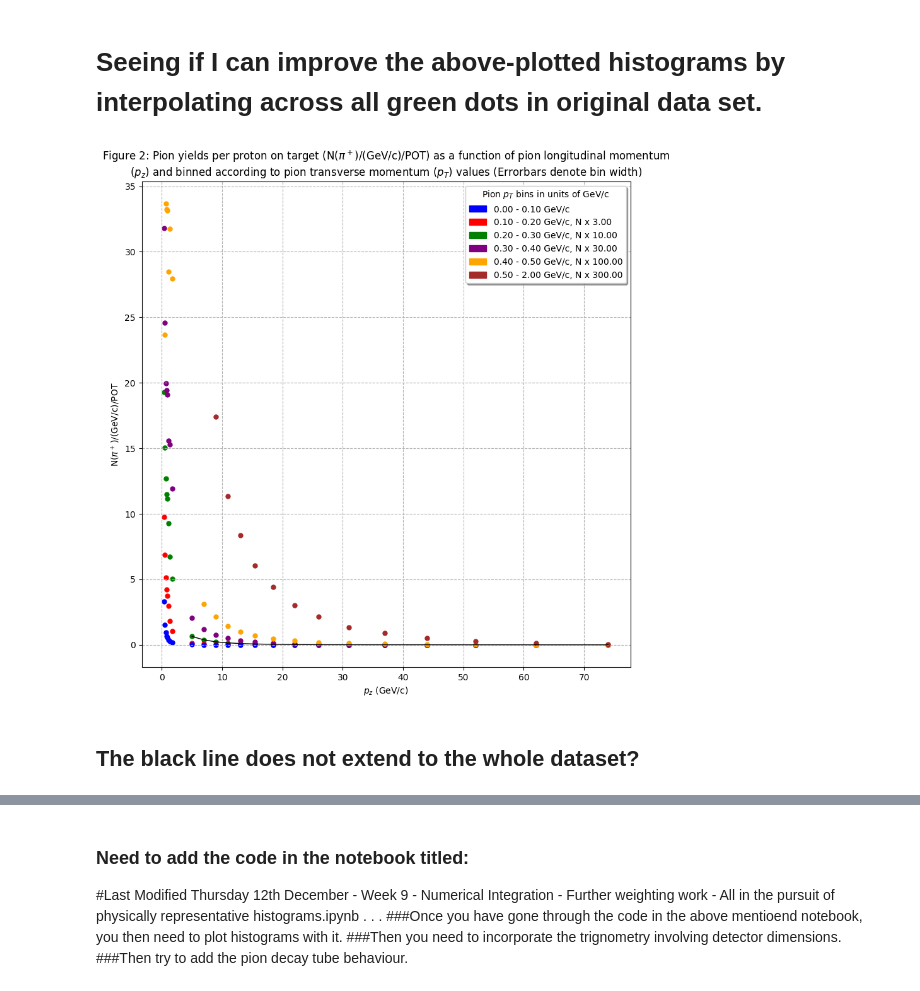
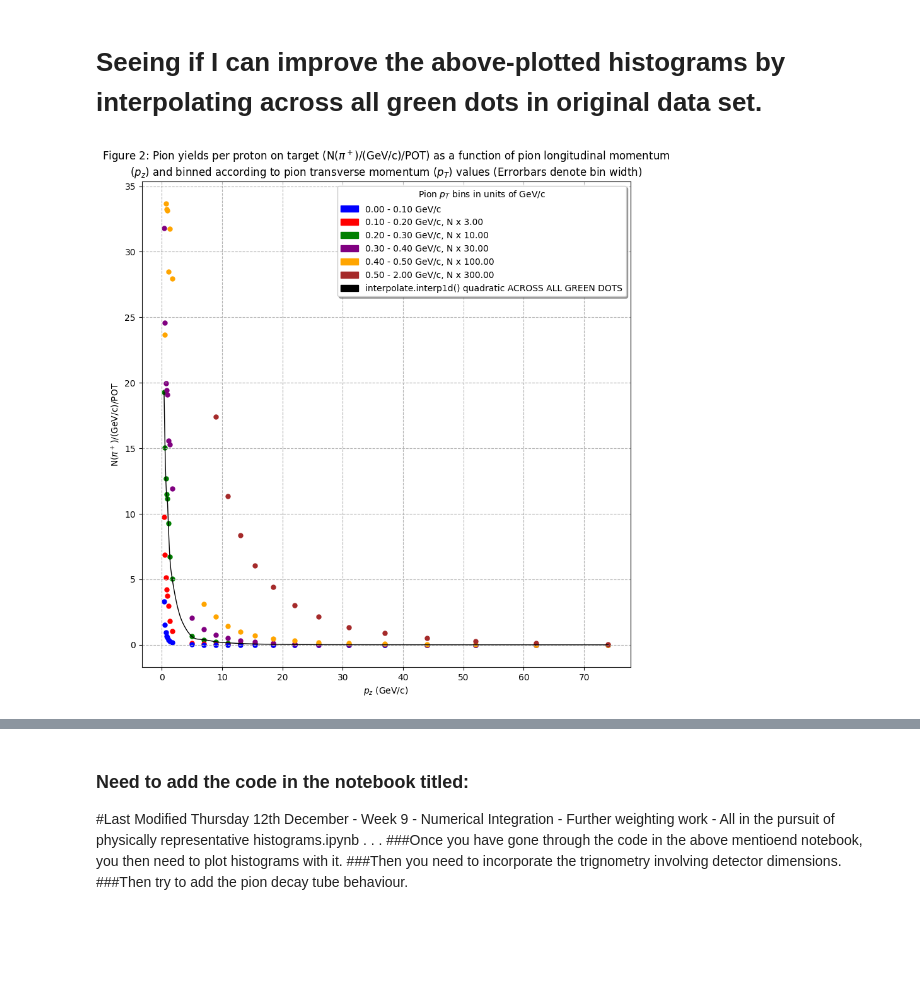
Before and after one commit to MrD0balina/Fourth-Year-Project---Neutrino-Oscillations, a Jupyter notebook: First_Notebook_SEM2_Consolidating_SEM_1_progress.ipynb, the cells around one changed output, grey strips where cells are left out. Cells and saved outputs as stored; diff of their text form; code cells hidden in the pictures; blank space fills up the shorter version.

```diff
--- a/First_Notebook_SEM2_Consolidating_SEM_1_progress.ipynb
+++ b/First_Notebook_SEM2_Consolidating_SEM_1_progress.ipynb
@@ -1098,55 +1186,52 @@ green_patch = mpatches.Patch(color='green', label='0.20 - 0.30 GeV/c, N x 10.00'
 purple_patch = mpatches.Patch(color='purple', label='0.30 - 0.40 GeV/c, N x 30.00')
 orange_patch = mpatches.Patch(color='orange', label='0.40 - 0.50 GeV/c, N x 100.00')
 brown_patch = mpatches.Patch(color='brown', label='0.50 - 2.00 GeV/c, N x 300.00')
+black_patch = mpatches.Patch(color='black', label='interpolate.interp1d() quadratic ACROSS ALL GREEN DOTS')
 
 # handles_for_legend =  [  blue_patch , red_patch ,  green_patch ,  purple_patch , orange_patch , brown_patch  ]
 
-handles_for_legend =  [  blue_patch , red_patch ,  green_patch , purple_patch , orange_patch , brown_patch ]
+handles_for_legend =  [  blue_patch , red_patch ,  green_patch , purple_patch , orange_patch , brown_patch , black_patch ]
 
 
 f = plt.figure()
 f.set_figwidth(10)
 f.set_figheight(10)
-
-plt.scatter(   x = green_dots_only_x_axis_values_list   ,   y = green_dots_only_y_axis_values_list   ,   c = "green" , s = 25 , label =  labels_list )
-plt.scatter(   x = red_dots_only_x_axis_values_list   ,   y = red_dots_only_y_axis_values_list   ,   c = "red" , s = 25 , label =  labels_list )
-plt.scatter(   x = blue_dots_only_x_axis_values_list   ,   y = blue_dots_only_y_axis_values_list   ,   c = "blue" , s = 25 , label =  labels_list )
-plt.scatter(   x = purple_dots_only_x_axis_values_list   ,   y = purple_dots_only_y_axis_values_list   ,   c = "purple" , s = 25 , label =  labels_list )
-plt.scatter(   x = orange_dots_only_x_axis_values_list   ,   y = orange_dots_only_y_axis_values_list   ,   c = "orange" , s = 25 , label =  labels_list )
-plt.scatter(   x = brown_dots_only_x_axis_values_list   ,   y = brown_dots_only_y_axis_values_list   ,   c = "brown" , s = 25 , label =  labels_list )
 
 #############################################################################################################################
 #############################################################################################################################
 
               ###################### INTERPOLATOR ACROSS ALL GREEN DOTS DEFINED HERE  #################################
 
 x_array = np.linspace(min(green_dots_only_x_axis_values_list), max(green_dots_only_x_axis_values_list), 1000)
 green_dots_x_array = np.array(green_dots_only_x_axis_values_list)
 green_dots_y_array = np.array(green_dots_only_y_axis_values_list)
 all_dots_interpolator = interpolate.interp1d(   green_dots_x_array  ,    green_dots_y_array , kind = "quadratic" , bounds_error = False  )
-y_array = chosen_interpolator(x_array)
-
-plt.plot(  x_array  , y_array  , color = "black" , label =  labels_list  , linewidth = 1  )
+y_array = all_dots_interpolator(x_array)
 
 #############################################################################################################################
 #############################################################################################################################
 
+plt.scatter(   x = green_dots_only_x_axis_values_list   ,   y = green_dots_only_y_axis_values_list   ,   c = "green" , s = 25 , label =  labels_list )
+plt.scatter(   x = red_dots_only_x_axis_values_list   ,   y = red_dots_only_y_axis_values_list   ,   c = "red" , s = 25 , label =  labels_list )
+plt.scatter(   x = blue_dots_only_x_axis_values_list   ,   y = blue_dots_only_y_axis_values_list   ,   c = "blue" , s = 25 , label =  labels_list )
+plt.scatter(   x = purple_dots_only_x_axis_values_list   ,   y = purple_dots_only_y_axis_values_list   ,   c = "purple" , s = 25 , label =  labels_list )
+plt.scatter(   x = orange_dots_only_x_axis_values_list   ,   y = orange_dots_only_y_axis_values_list   ,   c = "orange" , s = 25 , label =  labels_list )
+plt.scatter(   x = brown_dots_only_x_axis_values_list   ,   y = brown_dots_only_y_axis_values_list   ,   c = "brown" , s = 25 , label =  labels_list )
 
+plt.plot(  x_array  , y_array  , color = "black" , label =  labels_list  ,   linewidth = 1  ) # Plotting the interpolator line
 
 
 plt.grid( True , which = "both" , ls = "--" )
 
 plt.legend(  labels = labels_list , handles = handles_for_legend , shadow = True , fancybox = True , title = r"Pion $p_{T}$ bins in units of GeV/c" )
 
 plt.title("\n".join(wrap(r"Figure 2: Pion yields per proton on target (N($\pi^+$)/(GeV/c)/POT) as a function of pion longitudinal momentum ($p_{z}$) and binned according to pion transverse momentum ($p_{T}$) values (Errorbars denote bin width)" , 120 ) ) )
 
 plt.xlabel(r"$p_{z}$ (GeV/c)")
 plt.ylabel(r"N($\pi^+$)/(GeV/c)/POT")
 
 plt.savefig('Figure NUMBER NEEDS TO BE ORGANISED: Positive pion yields per proton on target - binned according to pion longitudinal and transverse momenta .png' , dpi=200 , bbox_inches = "tight")
 
 plt.show()
 # %% [output]
-[figure, old version]
+[figure, new version]
-# %% [markdown]
-## The black line does not extend to the whole dataset?
```
Also changed, not shown: parts of 30 cells of this notebook.
